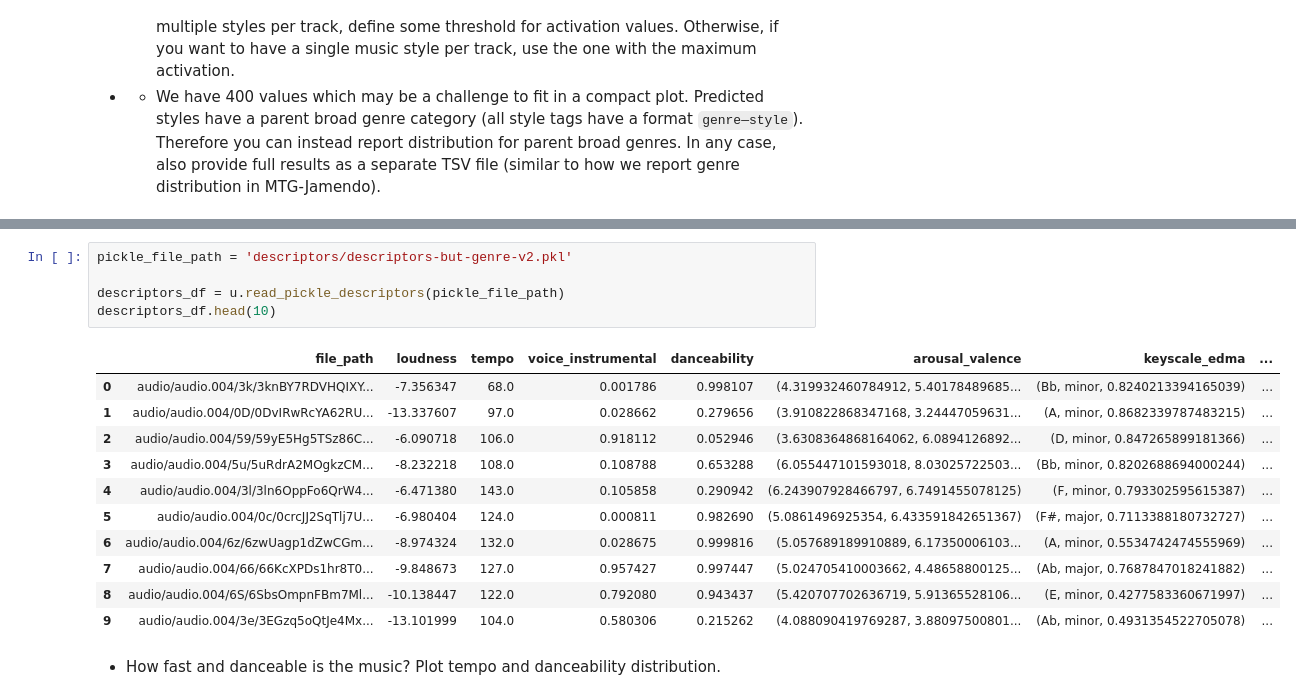
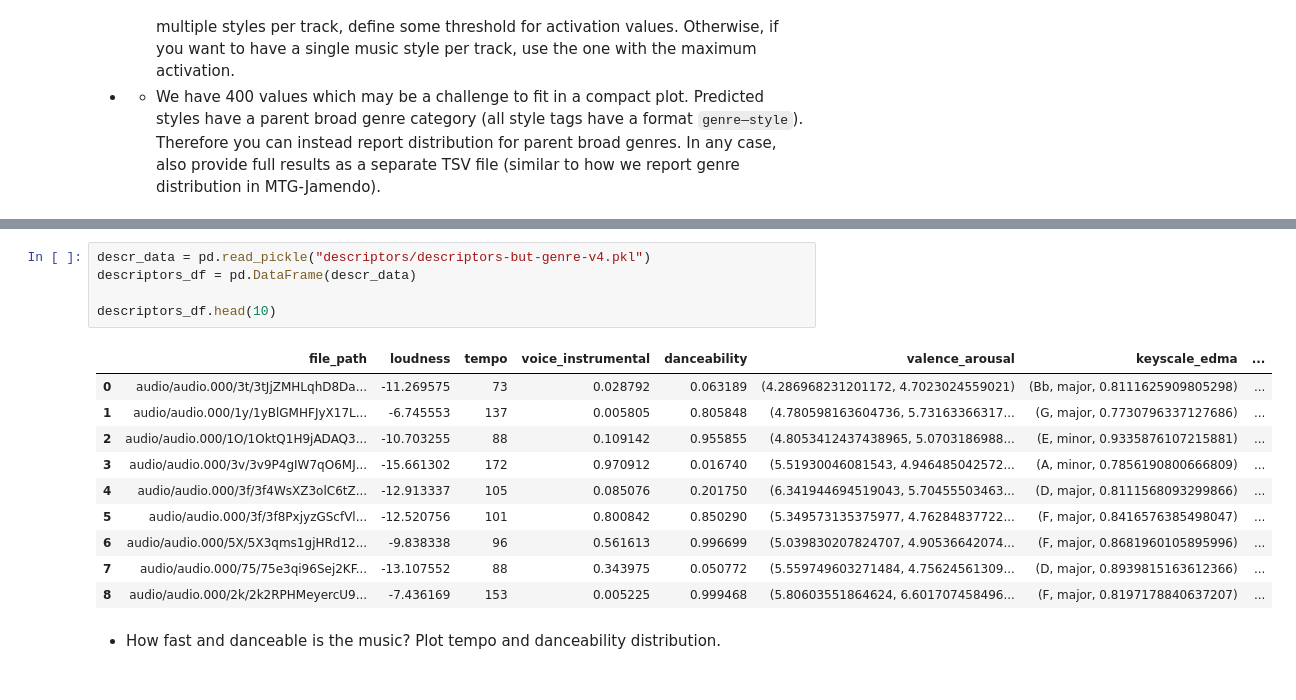
Before and after one commit to Masetto96/music-collection-analyzer, a Jupyter notebook: statistics.ipynb, the cells around one changed output, grey strips where cells are left out. Drawn from its saved outputs; the diff is of its cells as text.

```diff
--- a/statistics.ipynb
+++ b/statistics.ipynb
@@ -81,21 +51,20 @@ Brass & Military            9
 Name: count, dtype: int64
 # %%
-pickle_file_path = 'descriptors/descriptors-but-genre-v2.pkl'
+descr_data = pd.read_pickle("descriptors/descriptors-but-genre-v4.pkl")
+descriptors_df = pd.DataFrame(descr_data)
 
-descriptors_df = u.read_pickle_descriptors(pickle_file_path)
 descriptors_df.head(10)
 # %% [output]
-|  | file_path | loudness | tempo | voice_instrumental | danceability | arousal_valence | keyscale_edma | ... |
-| 0 | audio/audio.004/3k/3knBY7RDVHQIXY... | -7.356347 | 68.0 | 0.001786 | 0.998107 | (4.319932460784912, 5.40178489685... | (Bb, minor, 0.8240213394165039) | ... |
-| 1 | audio/audio.004/0D/0DvIRwRcYA62RU... | -13.337607 | 97.0 | 0.028662 | 0.279656 | (3.910822868347168, 3.24447059631... | (A, minor, 0.8682339787483215) | ... |
-| 2 | audio/audio.004/59/59yE5Hg5TSz86C... | -6.090718 | 106.0 | 0.918112 | 0.052946 | (3.6308364868164062, 6.0894126892... | (D, minor, 0.847265899181366) | ... |
-| 3 | audio/audio.004/5u/5uRdrA2MOgkzCM... | -8.232218 | 108.0 | 0.108788 | 0.653288 | (6.055447101593018, 8.03025722503... | (Bb, minor, 0.8202688694000244) | ... |
-| 4 | audio/audio.004/3l/3ln6OppFo6QrW4... | -6.471380 | 143.0 | 0.105858 | 0.290942 | (6.243907928466797, 6.7491455078125) | (F, minor, 0.793302595615387) | ... |
-| 5 | audio/audio.004/0c/0crcJJ2SqTlj7U... | -6.980404 | 124.0 | 0.000811 | 0.982690 | (5.0861496925354, 6.433591842651367) | (F#, major, 0.7113388180732727) | ... |
-| 6 | audio/audio.004/6z/6zwUagp1dZwCGm... | -8.974324 | 132.0 | 0.028675 | 0.999816 | (5.057689189910889, 6.17350006103... | (A, minor, 0.5534742474555969) | ... |
-| 7 | audio/audio.004/66/66KcXPDs1hr8T0... | -9.848673 | 127.0 | 0.957427 | 0.997447 | (5.024705410003662, 4.48658800125... | (Ab, major, 0.7687847018241882) | ... |
-| 8 | audio/audio.004/6S/6SbsOmpnFBm7Ml... | -10.138447 | 122.0 | 0.792080 | 0.943437 | (5.420707702636719, 5.91365528106... | (E, minor, 0.4277583360671997) | ... |
-| 9 | audio/audio.004/3e/3EGzq5oQtJe4Mx... | -13.101999 | 104.0 | 0.580306 | 0.215262 | (4.088090419769287, 3.88097500801... | (Ab, minor, 0.4931354522705078) | ... |
+|  | file_path | loudness | tempo | voice_instrumental | danceability | valence_arousal | keyscale_edma | ... |
+| 0 | audio/audio.000/3t/3tJjZMHLqhD8Da... | -11.269575 | 73 | 0.028792 | 0.063189 | (4.286968231201172, 4.7023024559021) | (Bb, major, 0.8111625909805298) | ... |
+| 1 | audio/audio.000/1y/1yBlGMHFJyX17L... | -6.745553 | 137 | 0.005805 | 0.805848 | (4.780598163604736, 5.73163366317... | (G, major, 0.7730796337127686) | ... |
+| 2 | audio/audio.000/1O/1OktQ1H9jADAQ3... | -10.703255 | 88 | 0.109142 | 0.955855 | (4.8053412437438965, 5.0703186988... | (E, minor, 0.9335876107215881) | ... |
+| 3 | audio/audio.000/3v/3v9P4gIW7qO6MJ... | -15.661302 | 172 | 0.970912 | 0.016740 | (5.51930046081543, 4.946485042572... | (A, minor, 0.7856190800666809) | ... |
+| 4 | audio/audio.000/3f/3f4WsXZ3olC6tZ... | -12.913337 | 105 | 0.085076 | 0.201750 | (6.341944694519043, 5.70455503463... | (D, major, 0.8111568093299866) | ... |
+| 5 | audio/audio.000/3f/3f8PxjyzGScfVl... | -12.520756 | 101 | 0.800842 | 0.850290 | (5.349573135375977, 4.76284837722... | (F, major, 0.8416576385498047) | ... |
+| 6 | audio/audio.000/5X/5X3qms1gjHRd12... | -9.838338 | 96 | 0.561613 | 0.996699 | (5.039830207824707, 4.90536642074... | (F, major, 0.8681960105895996) | ... |
+| 7 | audio/audio.000/75/75e3qi96Sej2KF... | -13.107552 | 88 | 0.343975 | 0.050772 | (5.559749603271484, 4.75624561309... | (D, major, 0.8939815163612366) | ... |
+| 8 | audio/audio.000/2k/2k2RPHMeyercU9... | -7.436169 | 153 | 0.005225 | 0.999468 | (5.80603551864624, 6.601707458496... | (F, major, 0.8197178840637207) | ... |
 # %% [markdown]
 - How fast and danceable is the music? Plot tempo and danceability distribution.
 # %%
```
Also changed, not shown: parts of 8 cells of this notebook, 5 other files.
